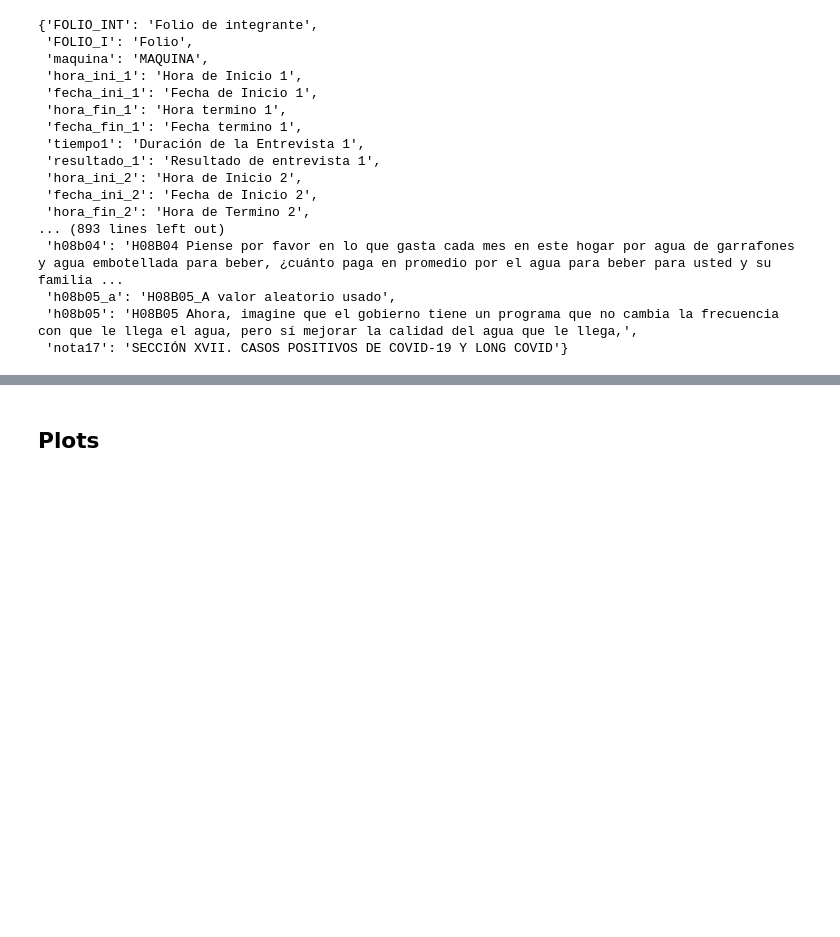
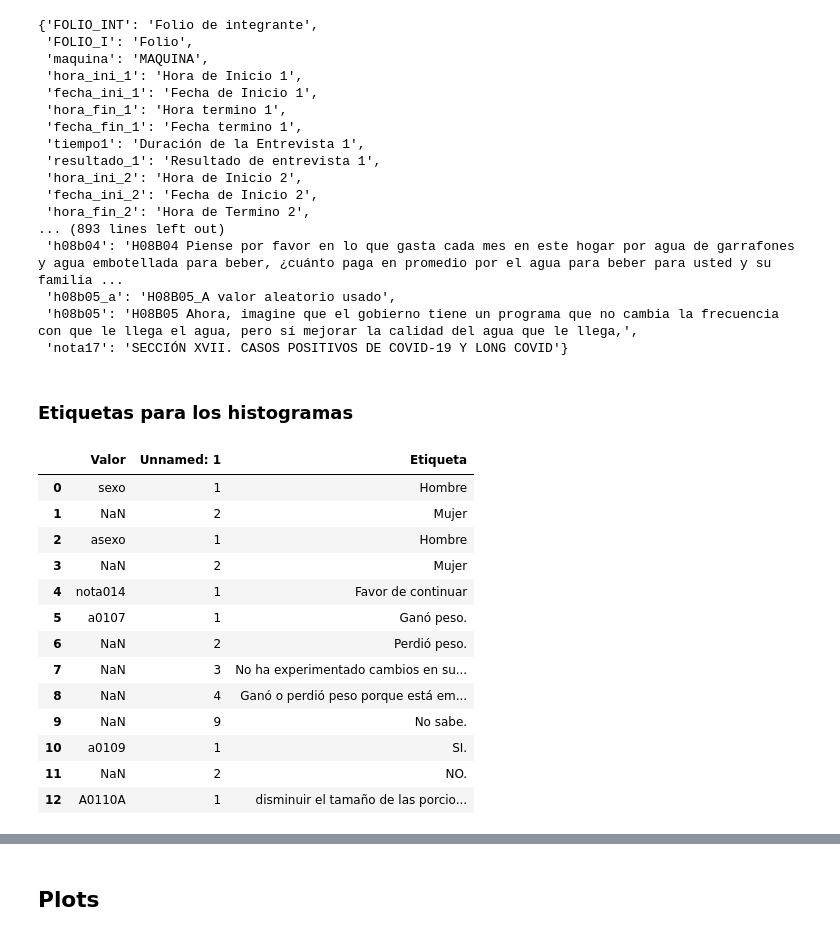
Before and after one commit to heritaco/Data-Mining, a Jupyter notebook: 04-Ensanut/Lab3_Arroyo_Espino_V1.ipynb, the cells around one changed output, grey strips where cells are left out. Cells and saved outputs as stored; diff of their text form; code cells hidden in the pictures; blank space fills up the shorter version.

```diff
--- a/04-Ensanut/Lab3_Arroyo_Espino_V1.ipynb
+++ b/04-Ensanut/Lab3_Arroyo_Espino_V1.ipynb
@@ -190,3 +194,23 @@ dictcat
  'h08b05_a': 'H08B05_A valor aleatorio usado',
  'h08b05': 'H08B05 Ahora, imagine que el gobierno tiene un programa que no cambia la frecuencia con que le llega el agua, pero sí mejorar la calidad del agua que le llega,',
  'nota17': 'SECCIÓN XVII. CASOS POSITIVOS DE COVID-19 Y LONG COVID'}
+# %% [markdown]
+### Etiquetas para los histogramas
+# %%
+etiquetas_adultos = pd.read_excel('adultos_ensanut2023_w_n.Catlogo.xlsx', sheet_name=1, skiprows=16)  # skiprows=16 es para que no lea las primeras 16 filas
+etiquetas_adultos.head(13)
+# %% [output]
+|  | Valor | Unnamed: 1 | Etiqueta |
+| 0 | sexo | 1 | Hombre |
+| 1 | NaN | 2 | Mujer |
+| 2 | asexo | 1 | Hombre |
+| 3 | NaN | 2 | Mujer |
+| 4 | nota014 | 1 | Favor de continuar |
+| 5 | a0107 | 1 | Ganó peso. |
+| 6 | NaN | 2 | Perdió peso. |
+| 7 | NaN | 3 | No ha experimentado cambios en su... |
+| 8 | NaN | 4 | Ganó o perdió peso porque está em... |
+| 9 | NaN | 9 | No sabe. |
+| 10 | a0109 | 1 | SI. |
+| 11 | NaN | 2 | NO. |
+| 12 | A0110A | 1 | disminuir el tamaño de las porcio... |
```
Also changed, not shown: parts of 24 cells of this notebook, 4 other files.
